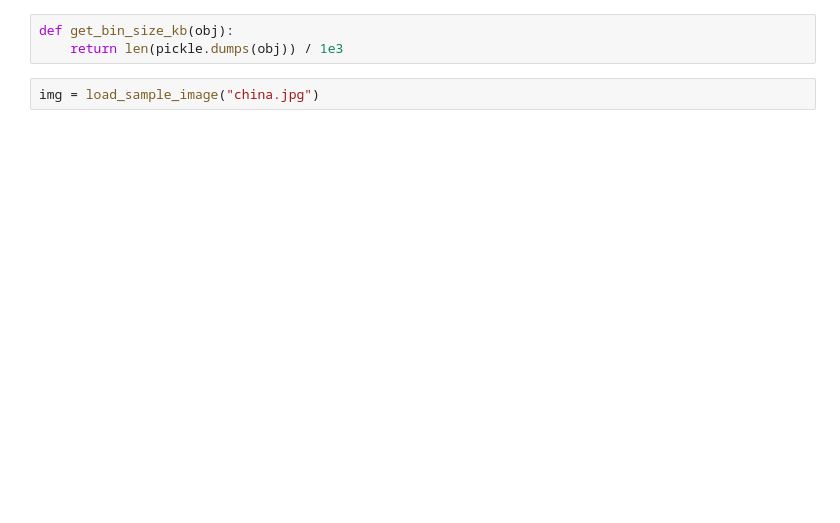
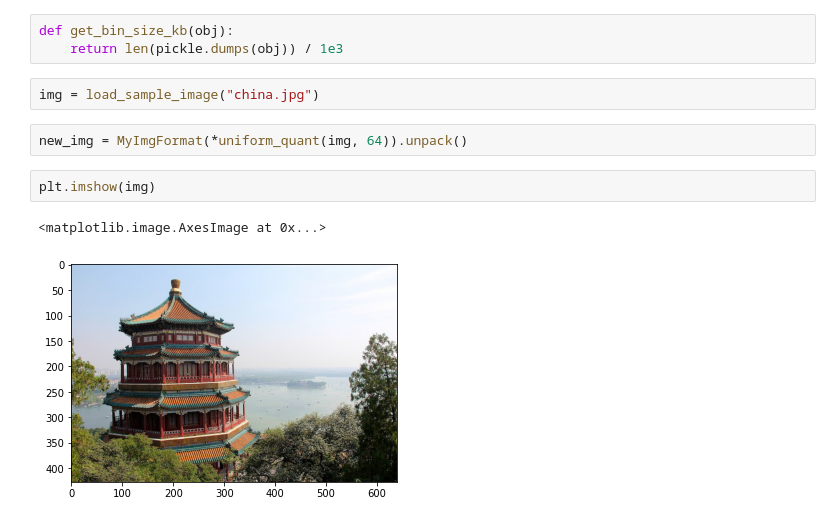
Before and after one commit to enricorobazza/quantize-images, a Jupyter notebook: main.ipynb, the cells around one changed output. Drawn from its saved outputs; the diff is of its cells as text; blank space fills up the shorter version.

```diff
--- a/main.ipynb
+++ b/main.ipynb
@@ -74,3 +79,10 @@ def get_bin_size_kb(obj):
     return len(pickle.dumps(obj)) / 1e3
 # %%
 img = load_sample_image("china.jpg")
+# %%
+new_img = MyImgFormat(*uniform_quant(img, 64)).unpack()
+# %%
+plt.imshow(img)
+# %% [output]
+<matplotlib.image.AxesImage at 0x...>
+[figure, added]
```
Also changed, not shown: parts of 4 cells of this notebook.
